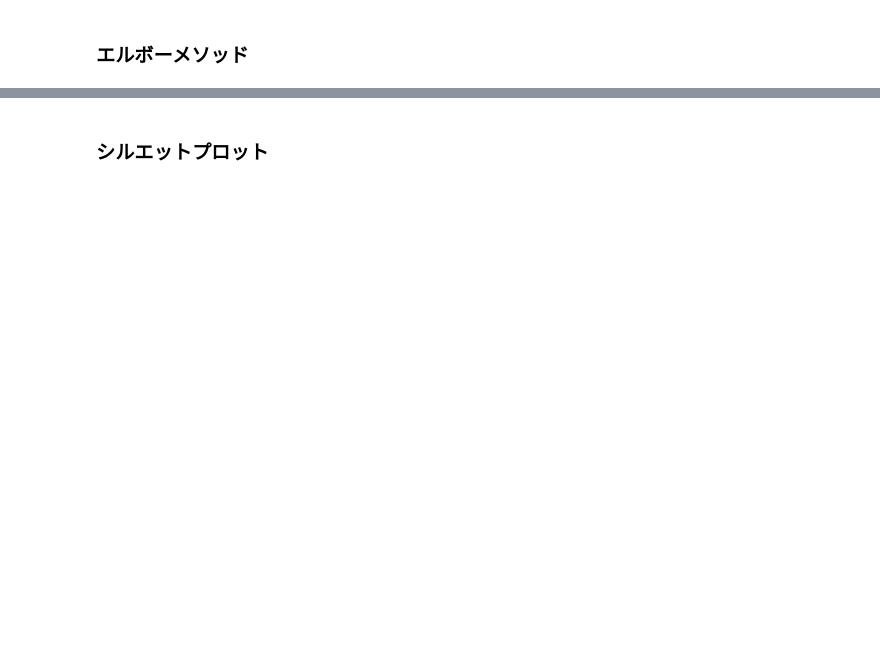
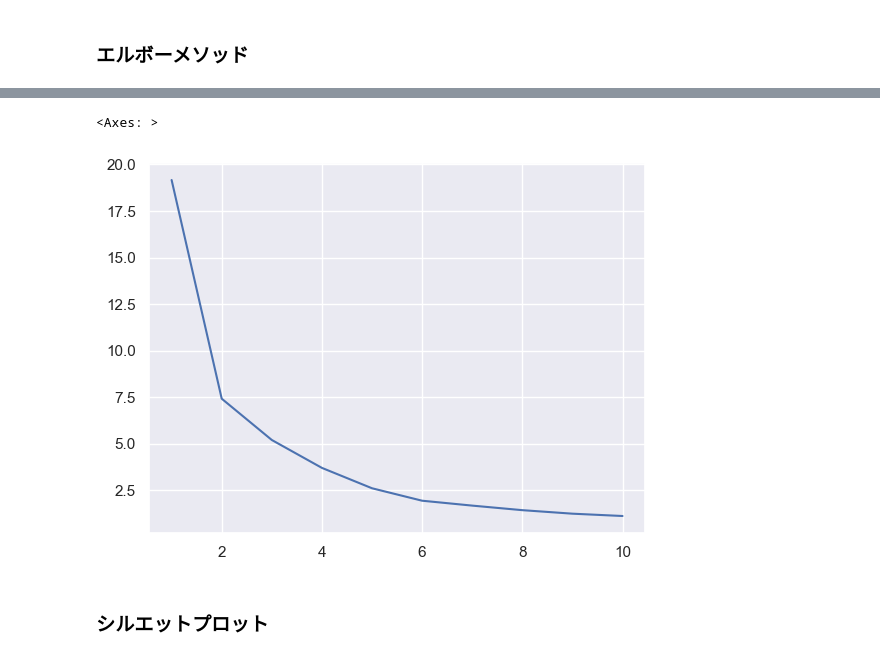
Before and after one commit to yuimaekawa/aidev, a Jupyter notebook: Lesson08_Unsupervised-Learning/課題4：プロ野球選手の年俸データのクラスタリング.ipynb, the cells around one changed output, grey strips where cells are left out. Drawn from its saved outputs; the diff is of its cells as text; code cells hidden in the pictures; blank space fills up the shorter version.

```diff
--- a/Lesson08_Unsupervised-Learning/課題4：プロ野球選手の年俸データのクラスタリング.ipynb
+++ b/Lesson08_Unsupervised-Learning/課題4：プロ野球選手の年俸データのクラスタリング.ipynb
@@ -73,6 +113,7 @@ CSVファイル *baseball_salary.csv* を読み込み、dataset_baseに格納し
 ### クラスタリングを行なうデータの抽出
 # %%
 # datasetからbatting_scaledとpoints_scaledを取り出して、numpy配列に変換してXに格納する
-
+X = dataset[["batting_scaled", "points_scaled"]].to_numpy()
 
 # Xの形状を確認
+print(X.shape)
@@ -87,3 +128,9 @@ c_list = np.arange(1, 11)
+# %%
+# クラスタ数の算出
+for c in c_list:
+    kmeans_model = KMeans(n_clusters=c, init='k-means++', n_init=10)
+    kmeans_model.fit(X)
+    wcss.append(kmeans_model.inertia_)
 # %%
 # WCSSの表示（変更しないでください）
 wcss
@@ -92,3 +148,9 @@ wcss
+# %%
+# エルボーメソッドのグラフの表示
+sns.lineplot(x=c_list, y=wcss)
+# %% [output]
+<Axes: >
+[figure, added]
 # %% [markdown]
 ### シルエットプロット
 # %%
```
Also changed, not shown: parts of 23 cells of this notebook.
